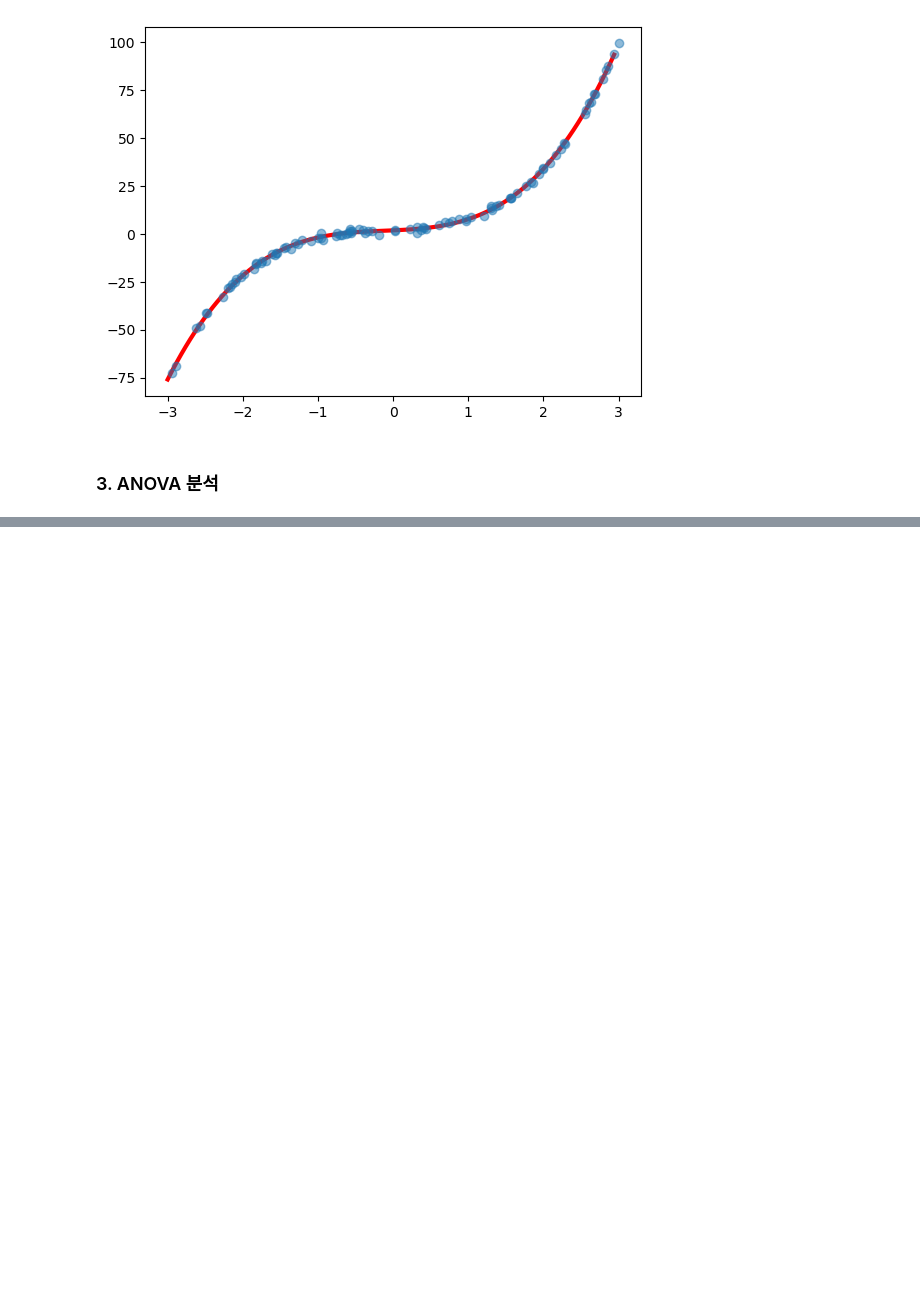
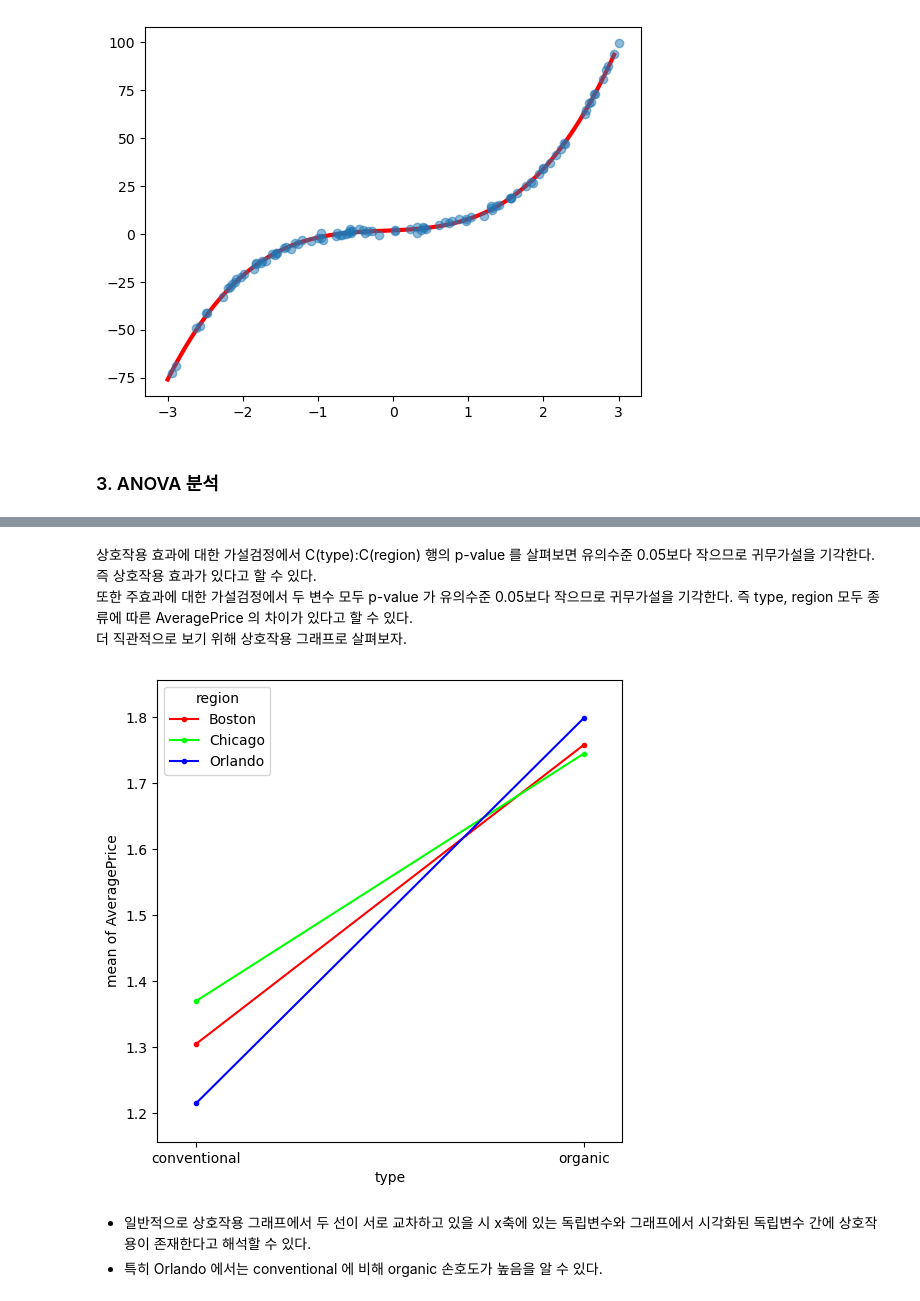
Before and after one commit to Junoflows/ADP, a Jupyter notebook: 문제/모의고사 1회.ipynb, the cells around one changed output, grey strips where cells are left out. Drawn from its saved outputs; the diff is of its cells as text; code cells hidden in the pictures; blank space fills up the shorter version.

```diff
--- a/문제/모의고사 1회.ipynb
+++ b/문제/모의고사 1회.ipynb
@@ -586,0 +587,6 @@ plt.show()
+# %%
+import pandas as pd
+import numpy as np
+
+avocado = pd.read_csv('https://raw.githubusercontent.com/ADPclass/ADP_book_ver01/main/data/avocado.csv', index_col=[0])
+avocado.head()
@@ -586,0 +602,2 @@ plt.show()
+# %%
+df = avocado[['AveragePrice', 'type', 'region']]
@@ -586,0 +614,2 @@ plt.show()
+# %%
+df = df[(df.region == 'Orlando') | (df.region == 'Boston') | (df.region == 'Chicago') ]
@@ -586,0 +635,13 @@ plt.show()
+# %%
+price = df.AveragePrice
+type = df.type
+region = df.region
+
+# 분산분석 수행
+from statsmodels.formula.api import ols
+from statsmodels.stats.anova import anova_lm
+
+formula = 'price ~ C(type)*C(region)'
+model = ols(formula, df).fit()
+aov_table = anova_lm(model, typ = 2)
+aov_table
@@ -586,0 +654,14 @@ plt.show()
+# %% [markdown]
+상호작용 효과에 대한 가설검정에서 C(type):C(region) 행의 p-value 를 살펴보면 유의수준 0.05보다 작으므로 귀무가설을 기각한다. 즉 상호작용 효과가 있다고 할 수 있다.
+또한 주효과에 대한 가설검정에서 두 변수 모두 p-value 가 유의수준 0.05보다 작으므로 귀무가설을 기각한다. 즉 type, region 모두 종류에 따른 AveragePrice 의 차이가 있다고 할 수 있다.
+더 직관적으로 보기 위해 상호작용 그래프로 살펴보자.
+# %%
+from statsmodels.graphics.factorplots import interaction_plot
+import matplotlib.pyplot as plt
+fig, ax = plt.subplots(figsize = (6, 6))
+fig = interaction_plot(type, region, price, ax= ax)
+# %% [output]
+[figure, added]
+# %% [markdown]
+- 일반적으로 상호작용 그래프에서 두 선이 서로 교차하고 있을 시 x축에 있는 독립변수와 그래프에서 시각화된 독립변수 간에 상호작용이 존재한다고 해석할 수 있다.
+- 특히 Orlando 에서는 conventional 에 비해 organic 손호도가 높음을 알 수 있다.
```
Also changed, not shown: parts of 9 cells of this notebook.
